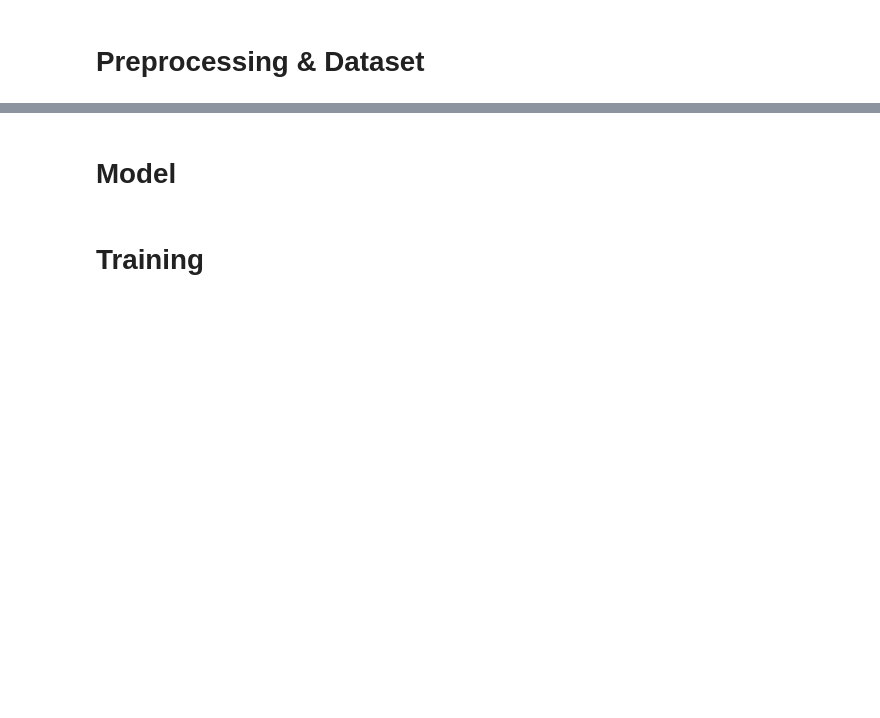
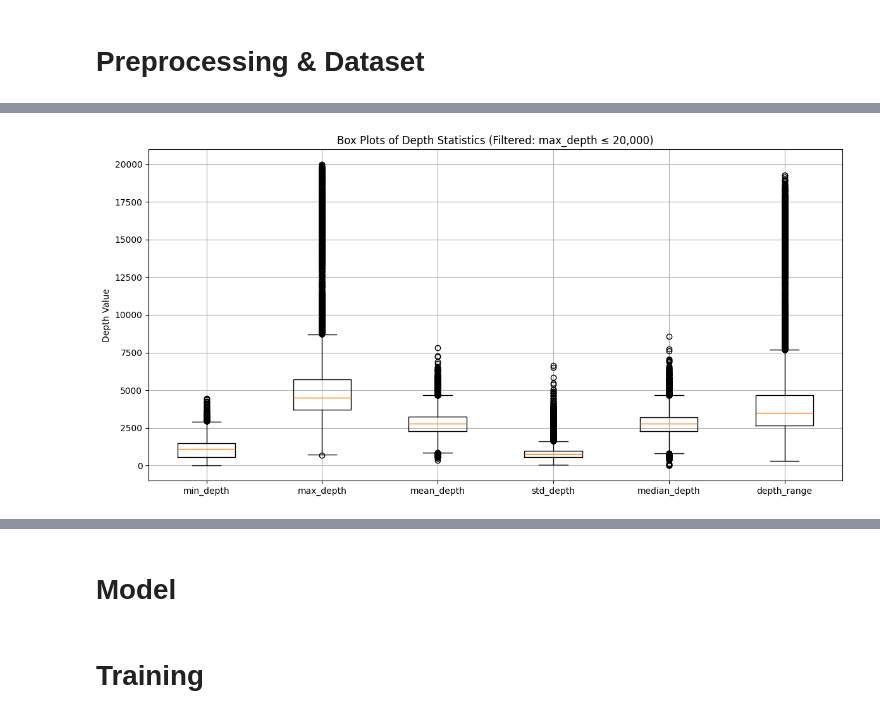
Before and after one commit to ynkf/HSLU.DSPRO2.Beyond2D, a Jupyter notebook: training.ipynb, the cells around one changed output, grey strips where cells are left out. Saved outputs shown, nothing was run; the diff lists cells and outputs as text; code cells hidden in the pictures; blank space fills up the shorter version.

```diff
--- a/training.ipynb
+++ b/training.ipynb
@@ -55,0 +170,20 @@ True
+# %%
+# Filter out entries with max_depth > 20000
+df_filtered = df[df['max_depth'] <= 20000]
+
+# List of depth metric columns to plot
+depth_metrics = ['min_depth', 'max_depth', 'mean_depth', 'std_depth', 'median_depth', 'depth_range']
+
+# Create boxplot
+plt.figure(figsize=(12, 6))
+plt.boxplot([df_filtered[metric] for metric in depth_metrics], labels=depth_metrics, vert=True)
+
+# Add titles and labels
+plt.title('Box Plots of Depth Statistics (Filtered: max_depth ≤ 20,000)')
+plt.ylabel('Depth Value')
+plt.grid(True)
+
+plt.tight_layout()
+plt.show()
+# %% [output]
+[figure, added]
```
Also changed, not shown: parts of 21 cells of this notebook.
